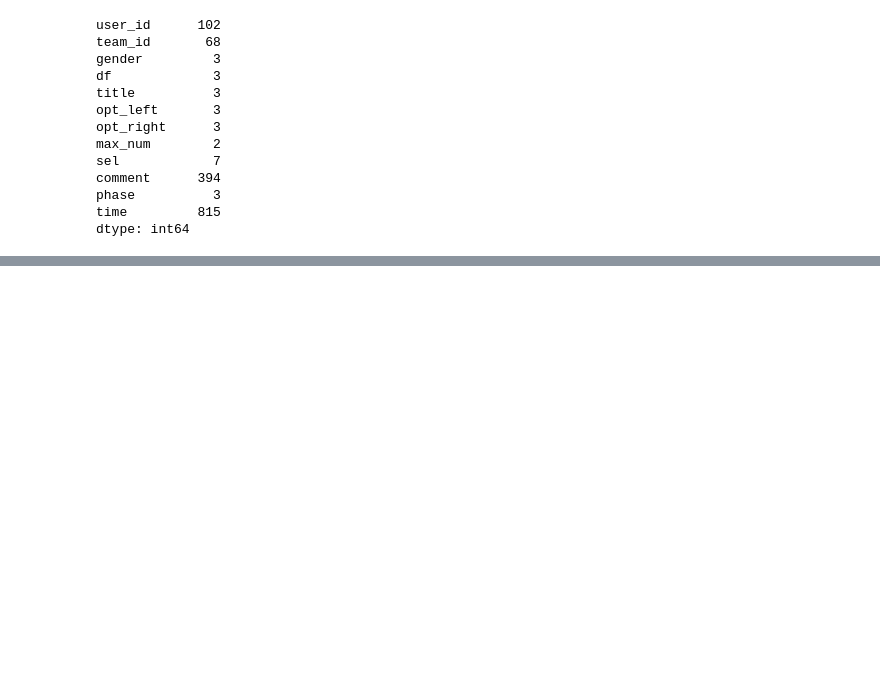
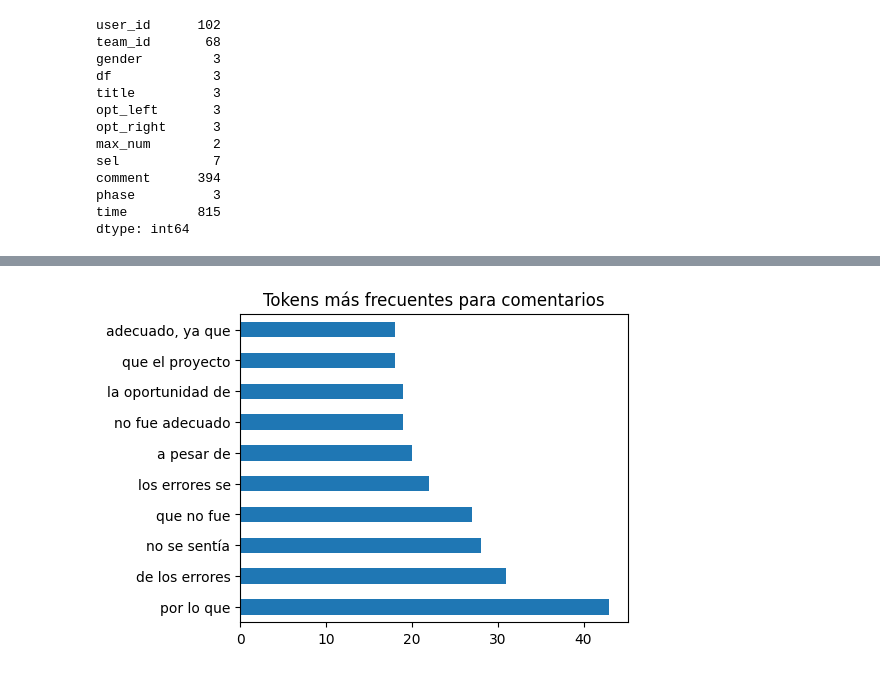
Before and after one commit to camilocarvajalreyes/ethicapp-nlp, a Jupyter notebook: exploracion_texto.ipynb, the cells around one changed output, grey strips where cells are left out. Drawn from its saved outputs; the diff is of its cells as text; code cells hidden in the pictures; blank space fills up the shorter version.

```diff
--- a/exploracion_texto.ipynb
+++ b/exploracion_texto.ipynb
@@ -71,0 +82,5 @@ Cantidad de respuestas con texto: 395
+# %%
+serie_tokens3 = most_common(df,'comment',ignore=stopwords.words('spanish'),n_grams=3)
+plot_token_frequency(serie_tokens3,'Tokens más frecuentes para comentarios')
+# %% [output]
+[figure, added]
```
Also changed, not shown: parts of 3 cells of this notebook, 2 other files.
